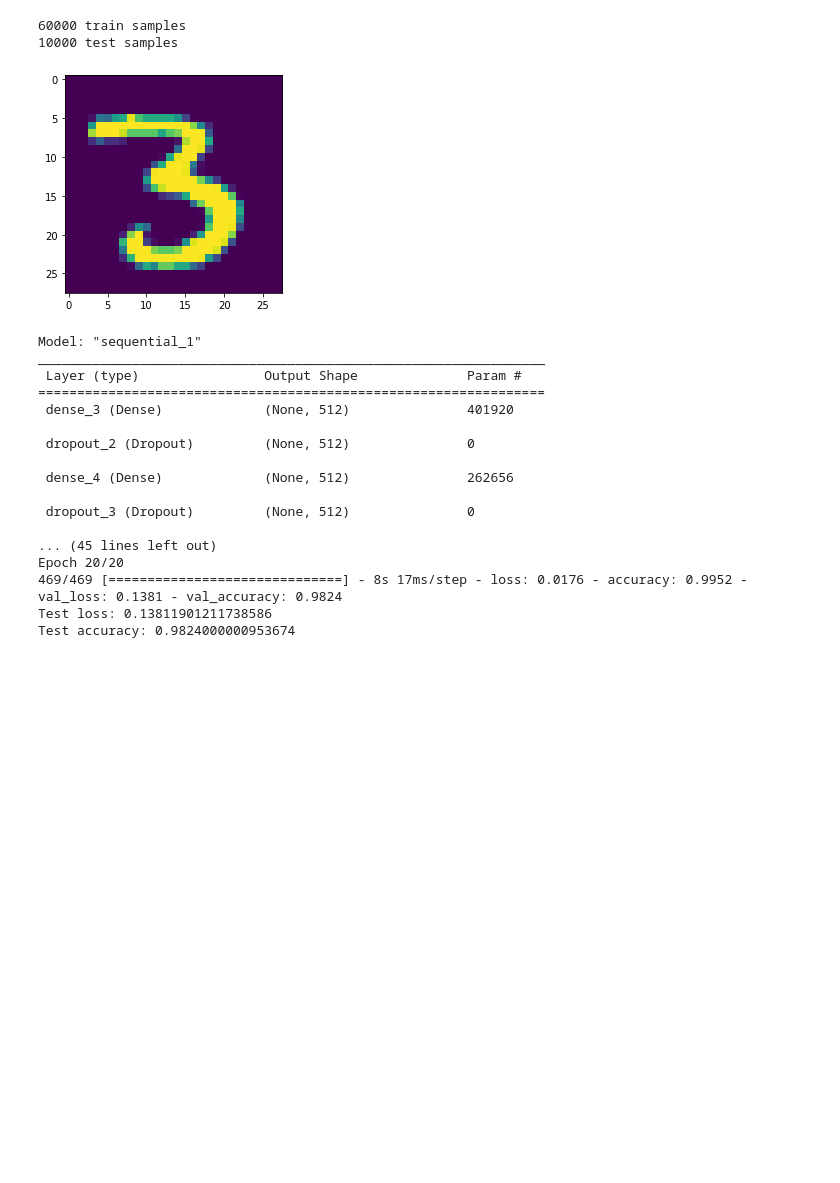
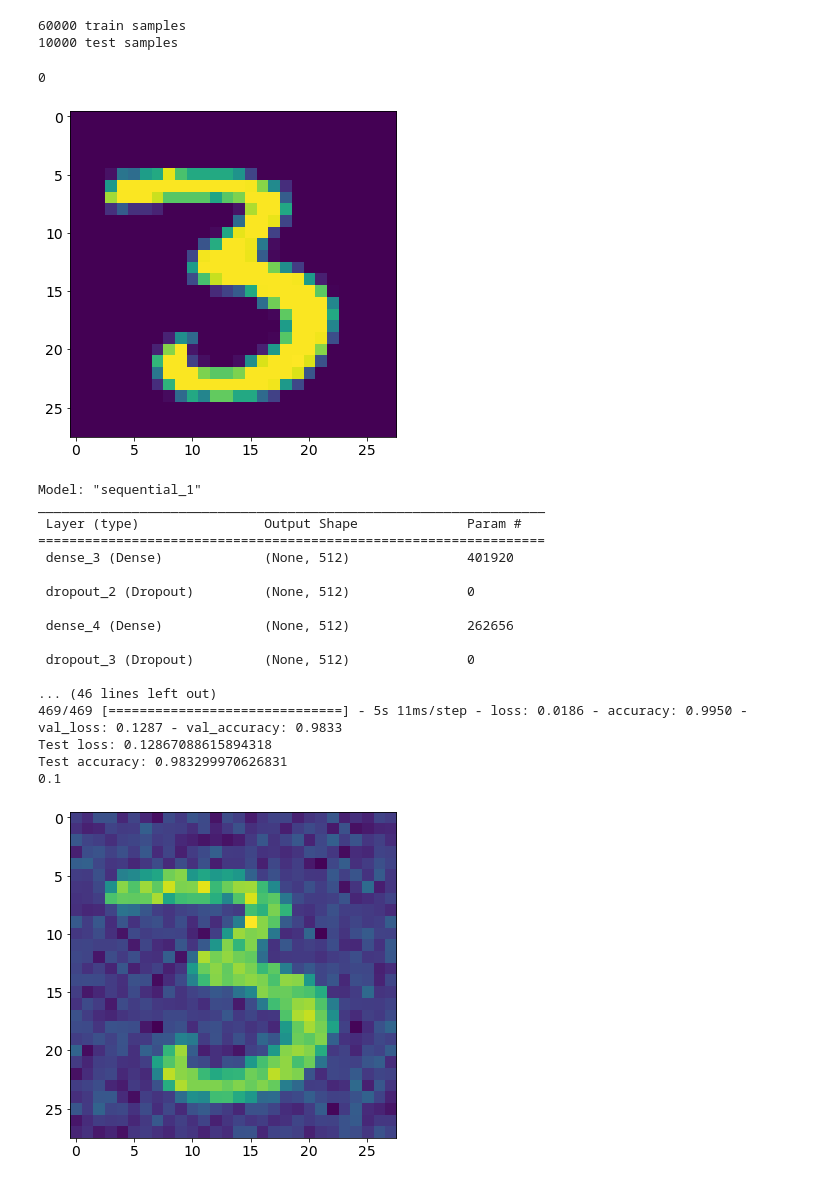
Before and after one commit to gdlevay/portfolio, a Jupyter notebook: mlnn/w10/asnmt_gdl_10.ipynb, the cells around one changed output. Cells and saved outputs as stored; diff of their text form; code cells hidden in the pictures; blank space fills up the shorter version.

```diff
--- a/mlnn/w10/asnmt_gdl_10.ipynb
+++ b/mlnn/w10/asnmt_gdl_10.ipynb
@@ -33,6 +33,8 @@ from keras.layers import Conv2D, MaxPooling2D
 from keras import backend
 import matplotlib.pyplot as plt
 import numpy as np
+plt.rcParams['figure.figsize'] = (24, 16)
+plt.rcParams['font.size'] = 14
 # %% [markdown]
 ## Multi Layer Neural Network
 Trains a simple deep NN on the MNIST dataset.
@@ -66,6 +68,8 @@ def run_model(x_train, x_test, y_train, y_test, scale = 0):
 
     x_train = x_train.copy()
     x_test = x_test.copy()
+    y_train = y_train.copy()
+    y_test = y_test.copy()
 
     x_train = generate_noise(x_train, scale)
     x_test = generate_noise(x_test, scale)
@@ -102,24 +106,3 @@ def run_model(x_train, x_test, y_train, y_test, scale = 0):
     return[
         history, score
     ]
-# %%
-history, score, scale = run_model(x_train, x_test, y_train, y_test, scale = 0)
-# %% [output]
-[figure, removed]
-Model: "sequential_1"
-_________________________________________________________________
- Layer (type)                Output Shape              Param #
-=================================================================
- dense_3 (Dense)             (None, 512)               401920
-
- dropout_2 (Dropout)         (None, 512)               0
-
- dense_4 (Dense)             (None, 512)               262656
-
- dropout_3 (Dropout)         (None, 512)               0
-
-... (45 lines left out)
-Epoch 20/20
-469/469 [==============================] - 8s 17ms/step - loss: 0.0176 - accuracy: 0.9952 - val_loss: 0.1381 - val_accuracy: 0.9824
-Test loss: 0.13811901211738586
-Test accuracy: 0.9824000000953674
@@ -129,0 +109,31 @@ scales = []
+# %%
+historys = []
+scores = []
+scales = [0, .1, .5, 1.0, 2.0, 4.0]
+
+for i in scales:
+    print(i)
+    history, score = run_model(x_train, x_test, y_train, y_test, scale = i)
+    historys.append(history)
+    scores.append(score)
+# %% [output]
+0
+[figure, added]
+Model: "sequential_1"
+_________________________________________________________________
+ Layer (type)                Output Shape              Param #
+=================================================================
+ dense_3 (Dense)             (None, 512)               401920
+
+ dropout_2 (Dropout)         (None, 512)               0
+
+ dense_4 (Dense)             (None, 512)               262656
+
+ dropout_3 (Dropout)         (None, 512)               0
+
+... (46 lines left out)
+469/469 [==============================] - 5s 11ms/step - loss: 0.0186 - accuracy: 0.9950 - val_loss: 0.1287 - val_accuracy: 0.9833
+Test loss: 0.12867088615894318
+Test accuracy: 0.983299970626831
+0.1
+[figure, added]
```
Also changed, not shown: parts of 3 cells of this notebook, 1 other file.
